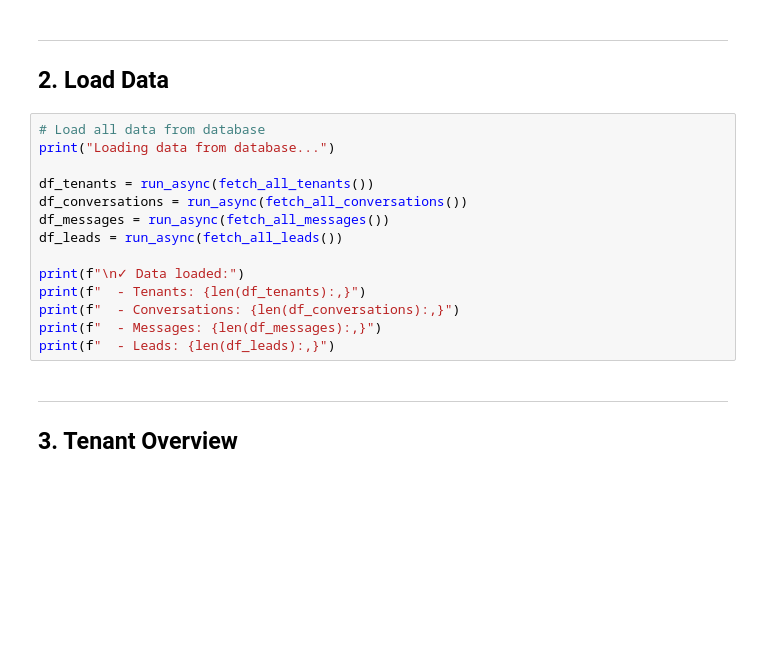
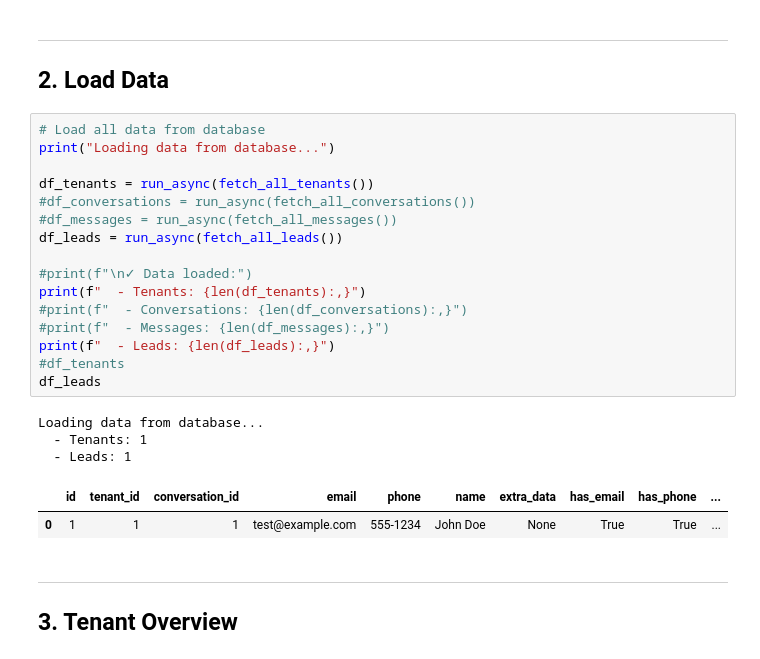
Before and after one commit to DustinYates/cheatah, a Jupyter notebook: notebooks/data_analysis.ipynb, the cells around one changed output. Saved outputs shown, nothing was run; the diff lists cells and outputs as text; blank space fills up the shorter version.

Commit message:
Your commit message here

```diff
--- a/notebooks/data_analysis.ipynb
+++ b/notebooks/data_analysis.ipynb
@@ -152,17 +159,25 @@ print("✓ Helper functions defined")
 # %%
 # Load all data from database
 print("Loading data from database...")
 
 df_tenants = run_async(fetch_all_tenants())
-df_conversations = run_async(fetch_all_conversations())
-df_messages = run_async(fetch_all_messages())
+#df_conversations = run_async(fetch_all_conversations())
+#df_messages = run_async(fetch_all_messages())
 df_leads = run_async(fetch_all_leads())
 
-print(f"\n✓ Data loaded:")
+#print(f"\n✓ Data loaded:")
 print(f"  - Tenants: {len(df_tenants):,}")
-print(f"  - Conversations: {len(df_conversations):,}")
-print(f"  - Messages: {len(df_messages):,}")
+#print(f"  - Conversations: {len(df_conversations):,}")
+#print(f"  - Messages: {len(df_messages):,}")
 print(f"  - Leads: {len(df_leads):,}")
+#df_tenants
+df_leads
+# %% [output]
+Loading data from database...
+  - Tenants: 1
+  - Leads: 1
+|  | id | tenant_id | conversation_id | email | phone | name | extra_data | has_email | has_phone | ... |
+| 0 | 1 | 1 | 1 | test@example.com | 555-1234 | John Doe | None | True | True | ... |
 # %% [markdown]
 ---
 ## 3. Tenant Overview
```
Also changed, not shown: parts of 6 cells of this notebook.
